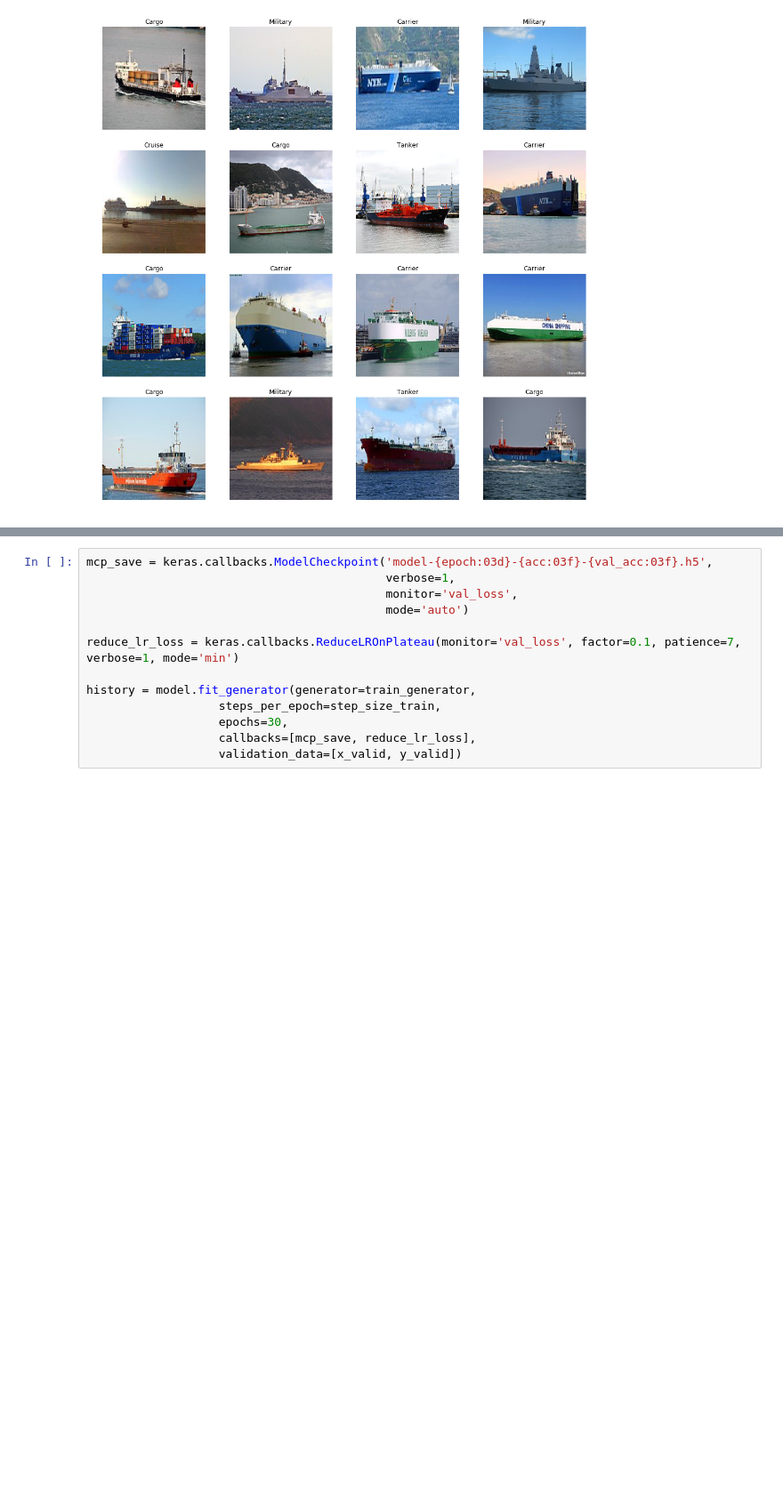
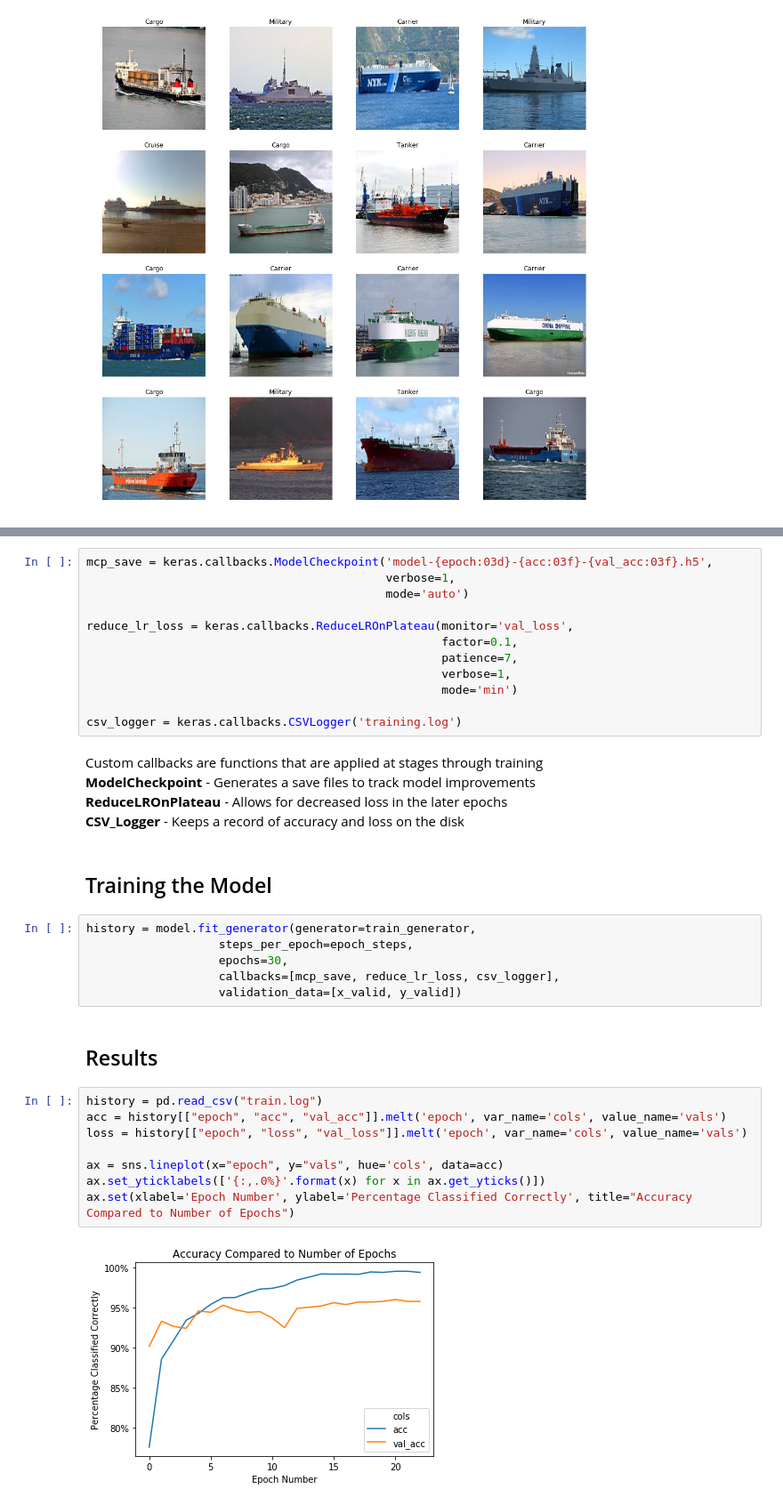
Before and after one commit to agavrampos/Boat-Classification, a Jupyter notebook: ship_model_gen.ipynb, the cells around one changed output, grey strips where cells are left out. Shown at 89% size. Cells and saved outputs as stored; diff of their text form; blank space fills up the shorter version.

```diff
--- a/ship_model_gen.ipynb
+++ b/ship_model_gen.ipynb
@@ -125,13 +218,37 @@ _________________________________________________________________
 # %%
 mcp_save = keras.callbacks.ModelCheckpoint('model-{epoch:03d}-{acc:03f}-{val_acc:03f}.h5',
                                            verbose=1,
-                                           monitor='val_loss',
                                            mode='auto')
 
-reduce_lr_loss = keras.callbacks.ReduceLROnPlateau(monitor='val_loss', factor=0.1, patience=7, verbose=1, mode='min')
+reduce_lr_loss = keras.callbacks.ReduceLROnPlateau(monitor='val_loss',
+                                                   factor=0.1,
+                                                   patience=7,
+                                                   verbose=1,
+                                                   mode='min')
 
-history = model.fit_generator(generator=train_generator,
-                   steps_per_epoch=step_size_train,
-                   epochs=30,
-                   callbacks=[mcp_save, reduce_lr_loss],
-                   validation_data=[x_valid, y_valid])
+csv_logger = keras.callbacks.CSVLogger('training.log')
+# %% [markdown]
+Custom callbacks are functions that are applied at stages through training<br>
+**ModelCheckpoint** - Generates a save files to track model improvements<br>
+**ReduceLROnPlateau** - Allows for decreased loss in the later epochs<br>
+**CSV_Logger** - Keeps a record of accuracy and loss on the disk<br>
+# %% [markdown]
+## Training the Model
+# %%
+history = model.fit_generator(generator=train_generator,
+                   steps_per_epoch=epoch_steps,
+                   epochs=30,
+                   callbacks=[mcp_save, reduce_lr_loss, csv_logger],
+                   validation_data=[x_valid, y_valid])
+# %% [markdown]
+## Results
+# %%
+history = pd.read_csv("train.log")
+acc = history[["epoch", "acc", "val_acc"]].melt('epoch', var_name='cols', value_name='vals')
+loss = history[["epoch", "loss", "val_loss"]].melt('epoch', var_name='cols', value_name='vals')
+
+ax = sns.lineplot(x="epoch", y="vals", hue='cols', data=acc)
+ax.set_yticklabels(['{:,.0%}'.format(x) for x in ax.get_yticks()])
+ax.set(xlabel='Epoch Number', ylabel='Percentage Classified Correctly', title="Accuracy Compared to Number of Epochs")
+# %% [output]
+[figure, added]
```
Also changed, not shown: parts of 40 cells of this notebook, 5 other files.
